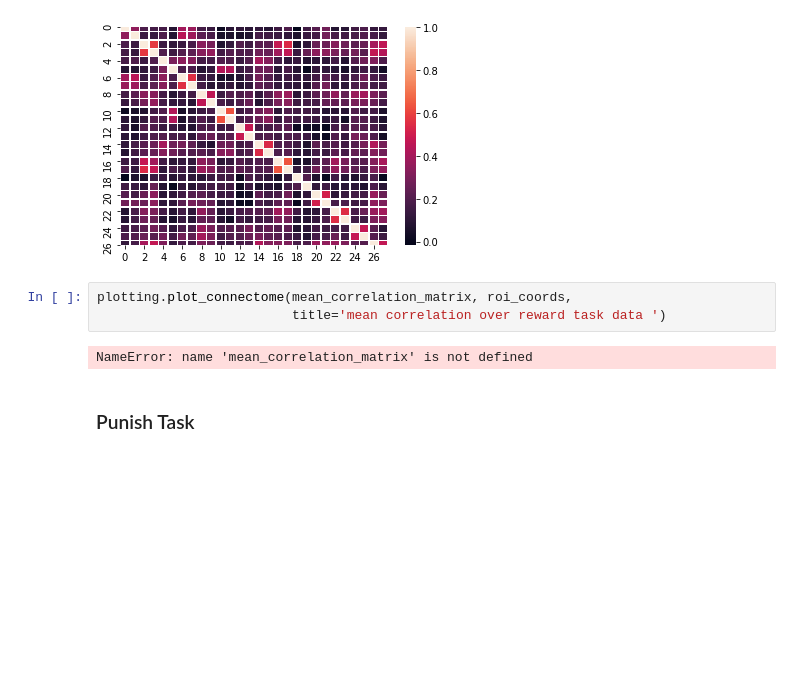
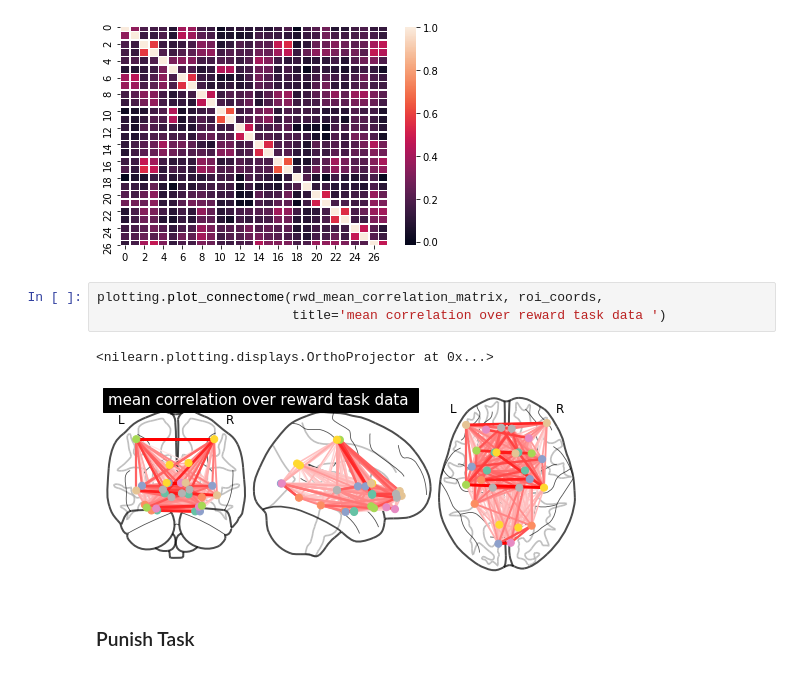
Before and after one commit to niblunc/Bevel, a Jupyter notebook: ana/beta/group_level_connectivity_nilearn.ipynb, the cells around one changed output. Cells and saved outputs as stored; diff of their text form; blank space fills up the shorter version.

```diff
--- a/ana/beta/group_level_connectivity_nilearn.ipynb
+++ b/ana/beta/group_level_connectivity_nilearn.ipynb
@@ -87,10 +87,11 @@ Correlations of subjects are stacked in an array of shape (8, 28, 28)
 Mean correlation has shape (28, 28).
 [figure]
 # %%
-plotting.plot_connectome(mean_correlation_matrix, roi_coords,
+plotting.plot_connectome(rwd_mean_correlation_matrix, roi_coords,
                          title='mean correlation over reward task data ')
 # %% [output]
-NameError: name 'mean_correlation_matrix' is not defined
+<nilearn.plotting.displays.OrthoProjector at 0x...>
+[figure, added]
 # %% [markdown]
 ### Punish Task
 # %%
```
Also changed, not shown: parts of 4 cells of this notebook.
